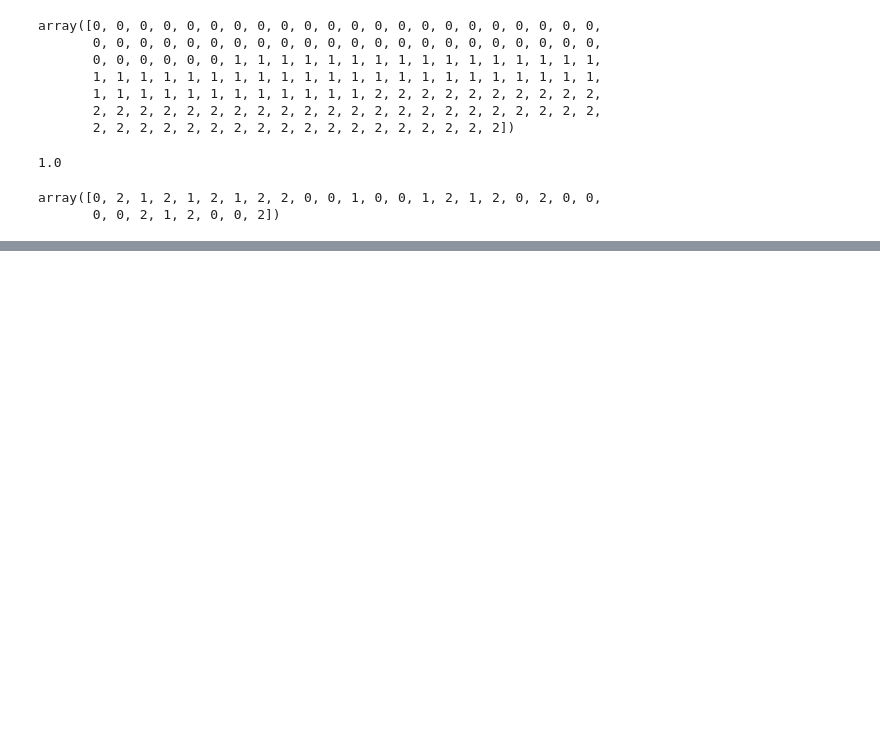
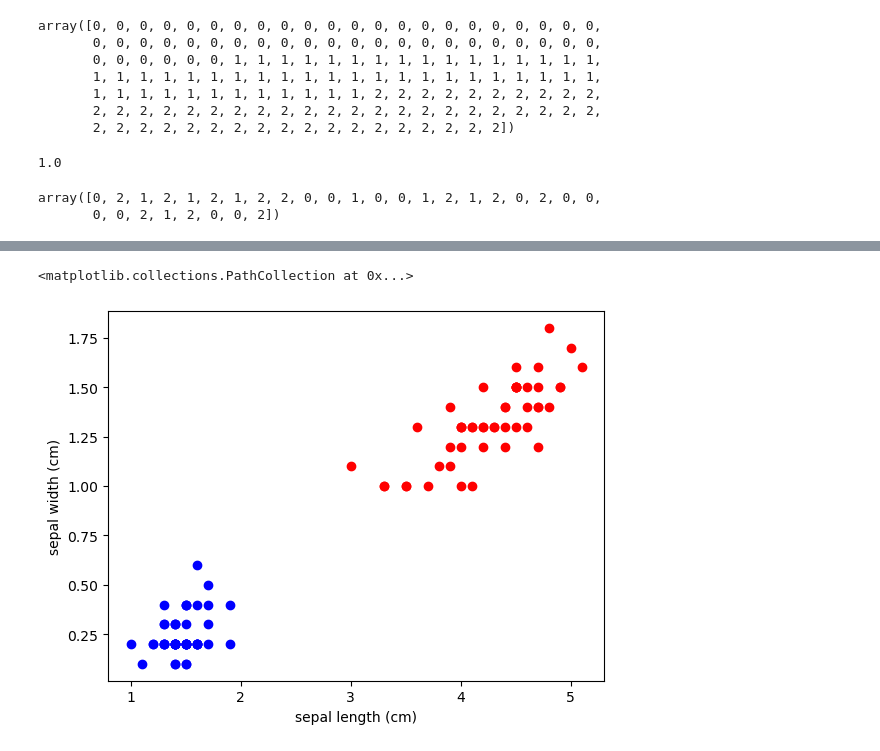
Before and after one commit to Satyam-10124/machine_learning, a Jupyter notebook: iris_flower.ipynb, the cells around one changed output, grey strips where cells are left out. Drawn from its saved outputs; the diff is of its cells as text; code cells hidden in the pictures; blank space fills up the shorter version.

Commit message:
done some visualization in iris dataset

```diff
--- a/iris_flower.ipynb
+++ b/iris_flower.ipynb
@@ -48,3 +57,7 @@ model.predict(data_test)
 # %% [output]
 array([0, 2, 1, 2, 1, 2, 1, 2, 2, 0, 0, 1, 0, 0, 1, 2, 1, 2, 0, 2, 0, 0,
        0, 0, 2, 1, 2, 0, 0, 2])
+# %%
+df = pd.DataFrame(iris.data, columns = iris.feature_names)
+df['target'] = iris.target
+df
@@ -50,0 +78,9 @@ array([0, 2, 1, 2, 1, 2, 1, 2, 2, 0, 0, 1, 0, 0, 1, 2, 1, 2, 0, 2, 0, 0,
+# %%
+plt.xlabel('sepal length (cm)')
+plt.ylabel('sepal width (cm)')
+plt.scatter( df[df.target == 0]['petal length (cm)'], df[df.target == 0]['petal width (cm)'], color="blue" )
+plt.scatter( df[df.target == 1]['petal length (cm)'], df[df.target == 1]['petal width (cm)'], color="red" )
+# plt.scatter( df[df.target == 2]['sepal length (cm)'], df[df.target == 2]['sepal width (cm)'], color="black" )
+# %% [output]
+<matplotlib.collections.PathCollection at 0x...>
+[figure, added]
```
Also changed, not shown: parts of 6 cells of this notebook.
